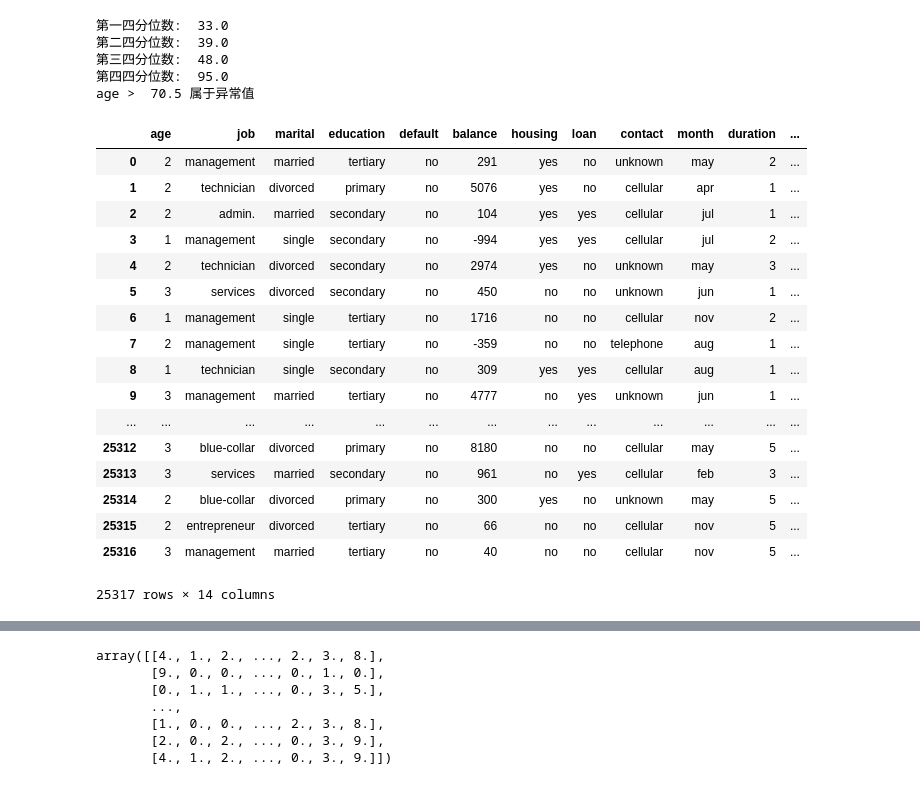
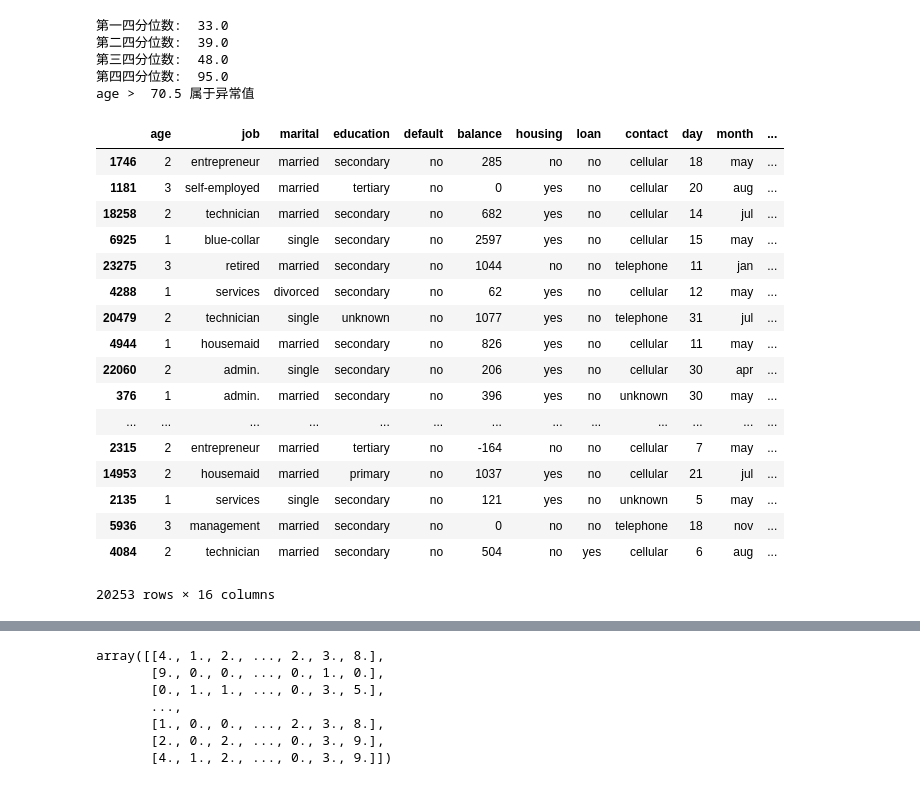
Before and after one commit to CrazyXiao/machine-learning, a Jupyter notebook: code/kesci_bank_precision/bank_predict.ipynb, the cells around one changed output, grey strips where cells are left out. Saved outputs shown, nothing was run; the diff lists cells and outputs as text; code cells hidden in the pictures.

```diff
--- a/code/kesci_bank_precision/bank_predict.ipynb
+++ b/code/kesci_bank_precision/bank_predict.ipynb
@@ -192,0 +183,14 @@ bank_set.head()
+# %%
+#  训练集拆分
+
+import numpy as np
+from sklearn.model_selection import StratifiedShuffleSplit
+
+split = StratifiedShuffleSplit(n_splits=1, test_size=0.2, random_state=41)
+for train_index, test_index in split.split(bank_data, bank_data["y"]):
+    strat_train_set=bank_data.loc[train_index]
+    strat_test_set=bank_data.loc[test_index]
+new_bank_data = strat_train_set.copy()
+bank_set=new_bank_data.iloc[:,new_bank_data.columns!='y']
+bank_labels=new_bank_data.iloc[:,new_bank_data.columns=='y']
+bank_set.head()
@@ -225,28 +237,28 @@ print('age > ', bank_set['age'].quantile(q = 0.75) +
 age >  70.5 属于异常值
 # %%
 def age(dataframe):
-    dataframe.loc[dataframe['age'] <= 32, 'age'] = 1
-    dataframe.loc[(dataframe['age'] > 32) & (dataframe['age'] <= 47), 'age'] = 2
-    dataframe.loc[(dataframe['age'] > 47) & (dataframe['age'] <= 70), 'age'] = 3
-    dataframe.loc[(dataframe['age'] > 70) & (dataframe['age'] <= 98), 'age'] = 4
+    dataframe.loc[dataframe['age'] <= 33, 'age'] = 1
+    dataframe.loc[(dataframe['age'] > 33) & (dataframe['age'] <= 48), 'age'] = 2
+    dataframe.loc[(dataframe['age'] > 48) & (dataframe['age'] <= 71), 'age'] = 3
+    dataframe.loc[(dataframe['age'] > 71) & (dataframe['age'] <= 95), 'age'] = 4
     return dataframe
 age(bank_set)
 # %% [output]
-|  | age | job | marital | education | default | balance | housing | loan | contact | month | duration | ... |
-| 0 | 2 | management | married | tertiary | no | 291 | yes | no | unknown | may | 2 | ... |
-| 1 | 2 | technician | divorced | primary | no | 5076 | yes | no | cellular | apr | 1 | ... |
-| 2 | 2 | admin. | married | secondary | no | 104 | yes | yes | cellular | jul | 1 | ... |
-| 3 | 1 | management | single | secondary | no | -994 | yes | yes | cellular | jul | 2 | ... |
-| 4 | 2 | technician | divorced | secondary | no | 2974 | yes | no | unknown | may | 3 | ... |
-| 5 | 3 | services | divorced | secondary | no | 450 | no | no | unknown | jun | 1 | ... |
-| 6 | 1 | management | single | tertiary | no | 1716 | no | no | cellular | nov | 2 | ... |
-| 7 | 2 | management | single | tertiary | no | -359 | no | no | telephone | aug | 1 | ... |
-| 8 | 1 | technician | single | secondary | no | 309 | yes | yes | cellular | aug | 1 | ... |
-| 9 | 3 | management | married | tertiary | no | 4777 | no | yes | unknown | jun | 1 | ... |
+|  | age | job | marital | education | default | balance | housing | loan | contact | day | month | ... |
+| 1746 | 2 | entrepreneur | married | secondary | no | 285 | no | no | cellular | 18 | may | ... |
+| 1181 | 3 | self-employed | married | tertiary | no | 0 | yes | no | cellular | 20 | aug | ... |
+| 18258 | 2 | technician | married | secondary | no | 682 | yes | no | cellular | 14 | jul | ... |
+| 6925 | 1 | blue-collar | single | secondary | no | 2597 | yes | no | cellular | 15 | may | ... |
+| 23275 | 3 | retired | married | secondary | no | 1044 | no | no | telephone | 11 | jan | ... |
+| 4288 | 1 | services | divorced | secondary | no | 62 | yes | no | cellular | 12 | may | ... |
+| 20479 | 2 | technician | single | unknown | no | 1077 | yes | no | telephone | 31 | jul | ... |
+| 4944 | 1 | housemaid | married | secondary | no | 826 | yes | no | cellular | 11 | may | ... |
+| 22060 | 2 | admin. | single | secondary | no | 206 | yes | no | cellular | 30 | apr | ... |
+| 376 | 1 | admin. | married | secondary | no | 396 | yes | no | unknown | 30 | may | ... |
 | ... | ... | ... | ... | ... | ... | ... | ... | ... | ... | ... | ... | ... |
-| 25312 | 3 | blue-collar | divorced | primary | no | 8180 | no | no | cellular | may | 5 | ... |
-| 25313 | 3 | services | married | secondary | no | 961 | no | yes | cellular | feb | 3 | ... |
-| 25314 | 2 | blue-collar | divorced | primary | no | 300 | yes | no | unknown | may | 5 | ... |
-| 25315 | 2 | entrepreneur | divorced | tertiary | no | 66 | no | no | cellular | nov | 5 | ... |
-| 25316 | 3 | management | married | tertiary | no | 40 | no | no | cellular | nov | 5 | ... |
+| 2315 | 2 | entrepreneur | married | tertiary | no | -164 | no | no | cellular | 7 | may | ... |
+| 14953 | 2 | housemaid | married | primary | no | 1037 | yes | no | cellular | 21 | jul | ... |
+| 2135 | 1 | services | single | secondary | no | 121 | yes | no | unknown | 5 | may | ... |
+| 5936 | 3 | management | married | secondary | no | 0 | no | no | telephone | 18 | nov | ... |
+| 4084 | 2 | technician | married | secondary | no | 504 | no | yes | cellular | 6 | aug | ... |
-25317 rows × 14 columns
+20253 rows × 16 columns
```
Also changed, not shown: parts of 49 cells of this notebook, 4 other files.
